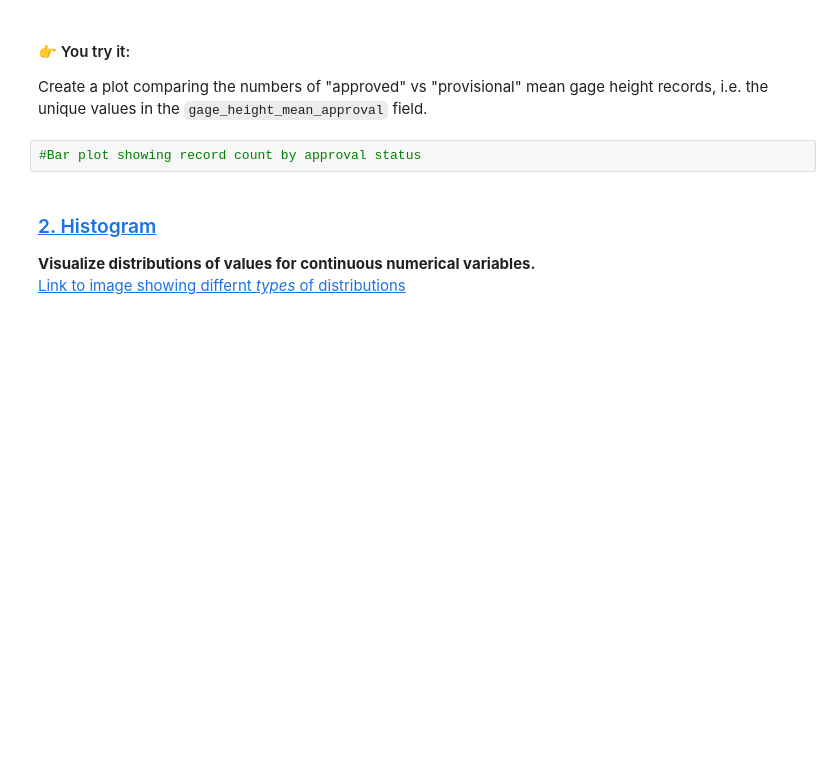
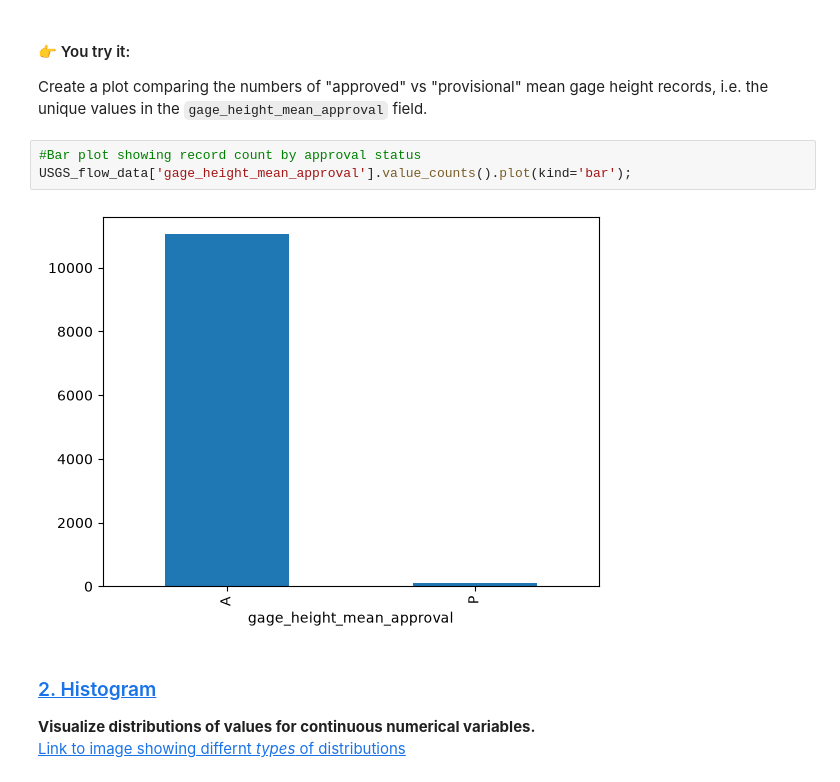
Before and after one commit to lamthieu1101/ENV700, a Jupyter notebook: lessons/M3-2-data-exploration-visual-exploration.ipynb, the cells around one changed output. Drawn from its saved outputs; the diff is of its cells as text; blank space fills up the shorter version.

```diff
--- a/lessons/M3-2-data-exploration-visual-exploration.ipynb
+++ b/lessons/M3-2-data-exploration-visual-exploration.ipynb
@@ -178,6 +185,9 @@ USGS_flow_data['month'].value_counts().sort_index().plot(kind='bar');
 Create a plot comparing the numbers of "approved" vs "provisional" mean gage height records, i.e. the unique values in the `gage_height_mean_approval` field.
 # %%
 #Bar plot showing record count by approval status
+USGS_flow_data['gage_height_mean_approval'].value_counts().plot(kind='bar');
+# %% [output]
+[figure, added]
 # %% [markdown]
 ### [2. Histogram](https://pandas.pydata.org/docs/user_guide/visualization.html#histograms)
 **Visualize distributions of values for continuous numerical variables.**
```
Also changed, not shown: parts of 6 cells of this notebook.
